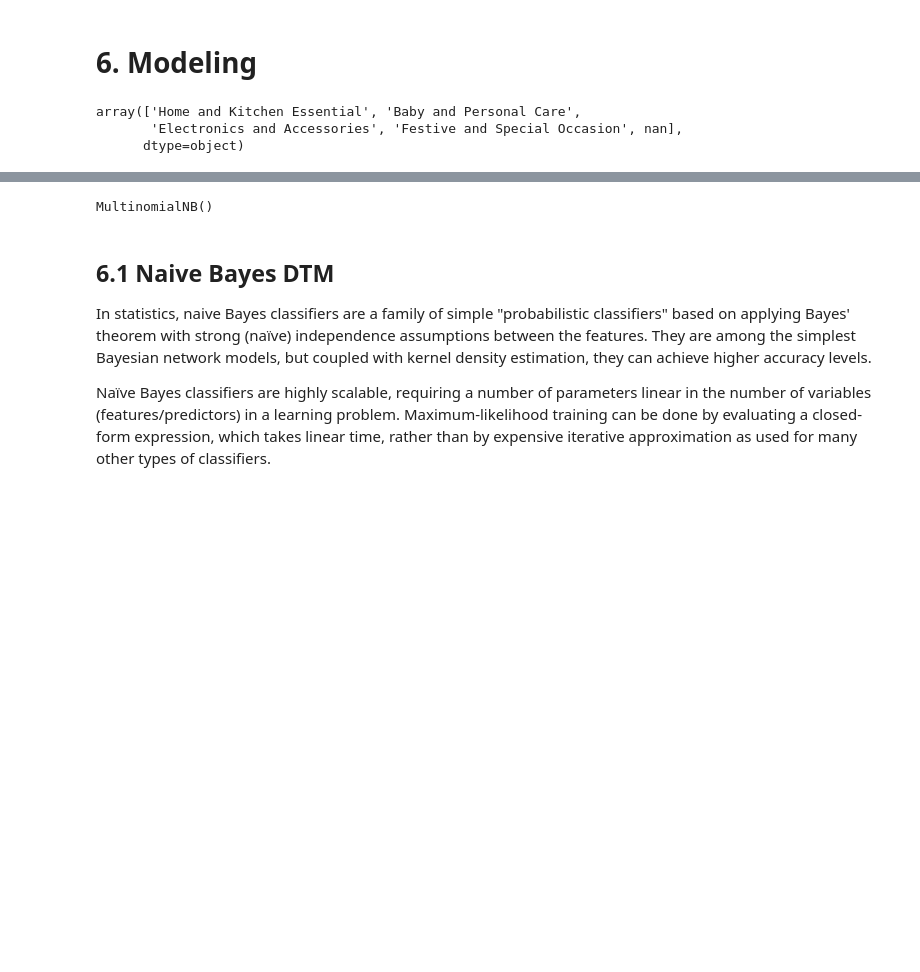
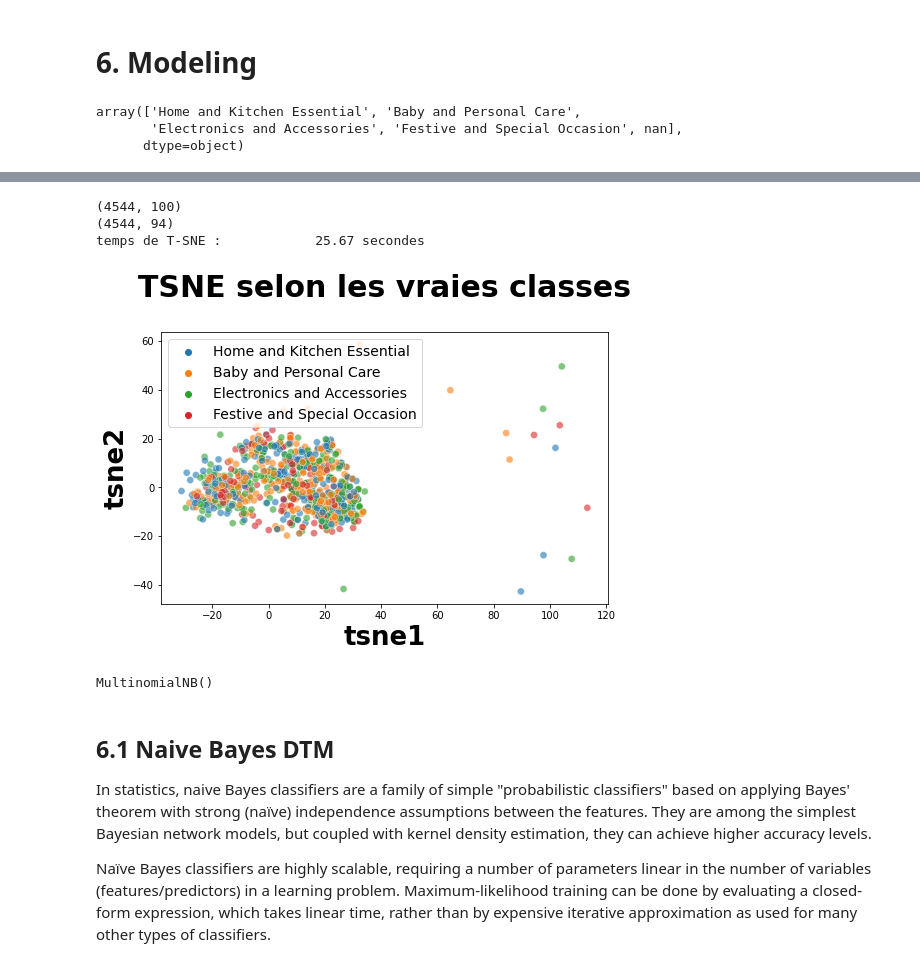
Before and after one commit to LucileRb/classification_auto_consommation, a Jupyter notebook: nlp-glove-bert-tf-idf-lstm-explained_with_df_products.ipynb, the cells around one changed output, grey strips where cells are left out. Drawn from its saved outputs; the diff is of its cells as text; code cells hidden in the pictures; blank space fills up the shorter version.

```diff
--- a/nlp-glove-bert-tf-idf-lstm-explained_with_df_products.ipynb
+++ b/nlp-glove-bert-tf-idf-lstm-explained_with_df_products.ipynb
@@ -630,9 +622,9 @@ array(['Home and Kitchen Essential', 'Baby and Personal Care',
 
 from sklearn import manifold, decomposition
 
-print(images_features.shape)
-pca = decomposition.PCA(n_components=0.99)
-feat_pca= pca.fit_transform(images_features)
+print(embedding_matrix.shape)
+pca = decomposition.PCA(n_components = 0.99)
+feat_pca = pca.fit_transform(embedding_matrix)
 print(feat_pca.shape)
 
 from sklearn import manifold, decomposition
@@ -640,29 +632,35 @@ import time
 
 temps1 = time.time()
 
-tsne = manifold.TSNE(n_components=2, perplexity=30, n_iter=2000, init='random', random_state=6)
+tsne = manifold.TSNE(n_components = 2, perplexity = 30, n_iter = 2000, init = 'random', random_state = 6)
 X_tsne = tsne.fit_transform(feat_pca)
 
-duration1=time.time()-temps1
+duration1 = time.time() - temps1
 print("temps de T-SNE : ", "%15.2f" % duration1, "secondes")
+# %% [output]
+(4544, 100)
+(4544, 94)
+temps de T-SNE :            25.67 secondes
 # %%
-df_tsne = pd.DataFrame(X_tsne, columns=['tsne1', 'tsne2'])
-df_tsne["class"] = data["label_name"]
+df_tsne = pd.DataFrame(X_tsne, columns = ['tsne1', 'tsne2'])
+df_tsne["class"] = df["category"]
 
-plt.figure(figsize=(8,5))
+plt.figure(figsize = (8,5))
 sns.scatterplot(
-    x="tsne1", y="tsne2",
-    hue="class",
-    palette=sns.color_palette('tab10', n_colors=4), s=50, alpha=0.6,
-    data=df_tsne,
-    legend="brief")
+    x = "tsne1", y = "tsne2",
+    hue = "class",
+    palette = sns.color_palette('tab10', n_colors = 4), s = 50, alpha = 0.6,
+    data = df_tsne,
+    legend = "brief")
 
 plt.title('TSNE selon les vraies classes', fontsize = 30, pad = 35, fontweight = 'bold')
 plt.xlabel('tsne1', fontsize = 26, fontweight = 'bold')
 plt.ylabel('tsne2', fontsize = 26, fontweight = 'bold')
-plt.legend(prop={'size': 14})
+plt.legend(prop = {'size': 14})
 
 plt.show()
+# %% [output]
+[figure, added]
 # %%
 import plotly.figure_factory as ff
 
```
Also changed, not shown: parts of 64 cells of this notebook, 1 other file.
